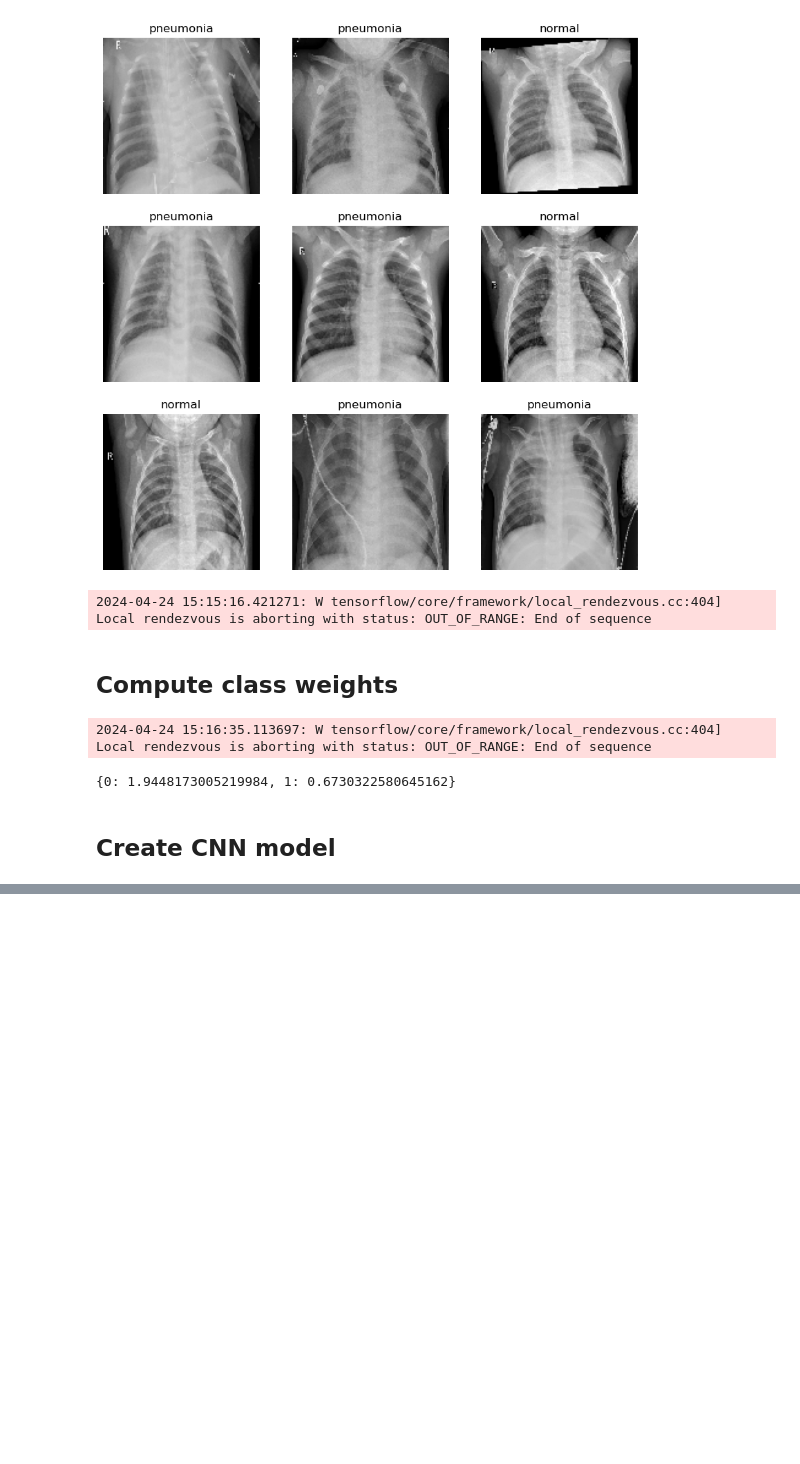
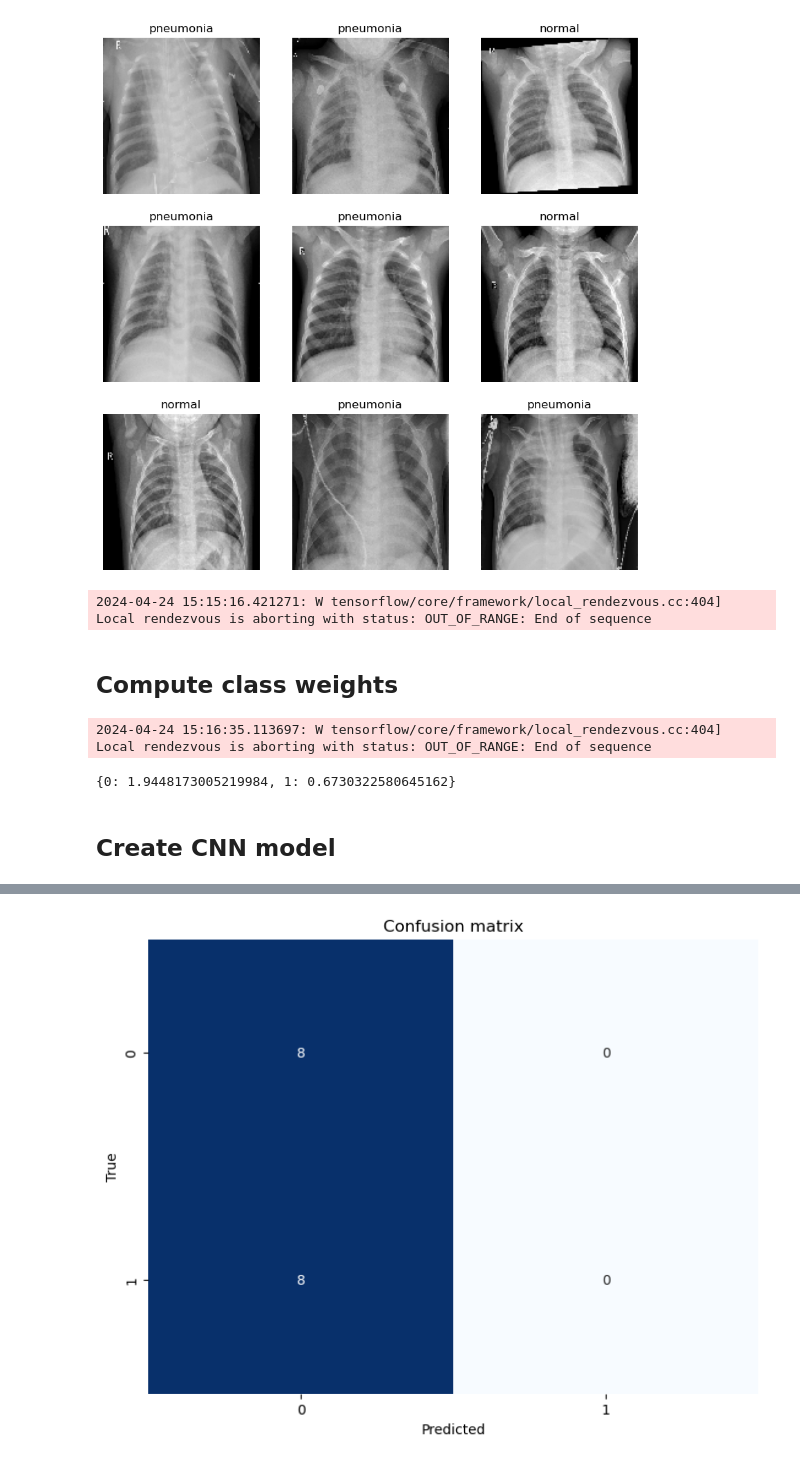
Before and after one commit to Rafou2898/ARN, a Jupyter notebook: labo4/PW4_notebooks/PW4_notebooks/CNN_pneumonia.ipynb, the cells around one changed output, grey strips where cells are left out. Drawn from its saved outputs; the diff is of its cells as text; code cells hidden in the pictures; blank space fills up the shorter version.

```diff
--- a/labo4/PW4_notebooks/PW4_notebooks/CNN_pneumonia.ipynb
+++ b/labo4/PW4_notebooks/PW4_notebooks/CNN_pneumonia.ipynb
@@ -101,12 +101,10 @@ from tensorflow.keras import (
     activations,
     Model,
     optimizers,
-    losses,
-    Conv2D,
-    MaxPooling2D,
-    Flatten,
-    Dense,
+    losses
+
 )
+from tensorflow.keras.layers import Dense, Dropout, Flatten, Conv2D, MaxPooling2D
 
 # Define CNN model
 input = layers.Input((IMG_HEIGHT, IMG_WIDTH, 1), name='input_8')
@@ -120,29 +118,26 @@ input = layers.Input((IMG_HEIGHT, IMG_WIDTH, 1), name='input_8')
 conv_1 = Conv2D(8, (3, 3), padding='same', activation='relu', name='conv_1')(input)
 max_pooling_1 = MaxPooling2D(pool_size=(2, 2), name='max_pooling_1')(conv_1)
 
-conv_2 = Conv2D(8, (3, 3), padding='same', activation='relu', name='conv_2')(max_pooling_1)
+conv_2 = Conv2D(16, (3, 3), padding='same', activation='relu', name='conv_2')(max_pooling_1)
 max_pooling_2 = MaxPooling2D(pool_size=(2, 2), name='max_pooling_2')(conv_2)
 
 conv_3 = Conv2D(32, (3, 3), padding='same', activation='relu', name='conv_3')(max_pooling_2)
 max_pooling_3 = MaxPooling2D(pool_size=(2, 2), name='max_pooling_3')(conv_3)
 
-conv_4 = Conv2D(32, (3, 3), padding='same', activation='relu', name='conv_4')(max_pooling_3)
+conv_4 = Conv2D(64, (3, 3), padding='same', activation='relu', name='conv_4')(max_pooling_3)
 max_pooling_4 = MaxPooling2D(pool_size=(2, 2), name='max_pooling_4')(conv_4)
 
-conv_5 = Conv2D(64, (3, 3), padding='same', activation='relu', name='conv_5')(max_pooling_4)
+conv_5 = Conv2D(128, (3, 3), padding='same', activation='relu', name='conv_5')(max_pooling_4)
 max_pooling_5 = MaxPooling2D(pool_size=(2, 2), name='max_pooling_5')(conv_5)
 
 flatten_7 = Flatten(name='flatten_7')(max_pooling_5)
 
 
-dense_21 = Dense(2048, activation='relu', name='dense_21')(flatten_7)
-dense_22 = Dense(32, activation='relu', name='dense_22')(dense_21)
-dense_23 = Dense(16, activation='softmax', name='dense_23')(dense_22)
+dense_21 = Dense(32, activation='relu', name='dense_21')(flatten_7)
+dense_22 = Dense(16, activation='softmax', name='dense_22')(dense_21)
 
 
-
-
-cnn_output = layers.Dense(1, activation='sigmoid')(dense_23)
+cnn_output = layers.Dense(1, activation='sigmoid')(dense_22)
 cnn = Model(inputs=input, outputs=cnn_output)
 
 # Compile CNN model
@@ -158,6 +177,6 @@ plot_model(cnn, show_shapes=True, show_layer_names=True)
 history = cnn.fit(
     train_ds,
     validation_data=val_ds,
-    epochs=5,
+    epochs=10,
     class_weight=class_weights
 )
@@ -182,6 +214,6 @@ plt.show()
 # %%
 import numpy as np
-import matplotlib.pyplot as plt
+import matplotlib.pyplot as pl
 from sklearn.metrics import confusion_matrix
 import seaborn as sns
 
@@ -197,3 +229,16 @@ val_labels = np.vstack(val_labels).squeeze().astype(int)
 
 # TODO: create confusion matrix and compute metrics here
 # and do the same for test set
+
+val_prediction = cnn.predict(val_images).squeeze().round().astype(int)
+
+cm = confusion_matrix(val_labels, val_prediction)
+
+# Plot confusion matrix
+pl.figure(figsize=(8, 6))
+sns.heatmap(cm, annot=True, fmt="d", cmap="Blues", cbar=False)
+pl.title("Confusion matrix")
+pl.xlabel('Predicted')
+pl.ylabel('True')
+pl.show()
+# %% [output]
@@ -199,0 +247 @@ val_labels = np.vstack(val_labels).squeeze().astype(int)
+[figure, added]
```
Also changed, not shown: parts of 8 cells of this notebook.
